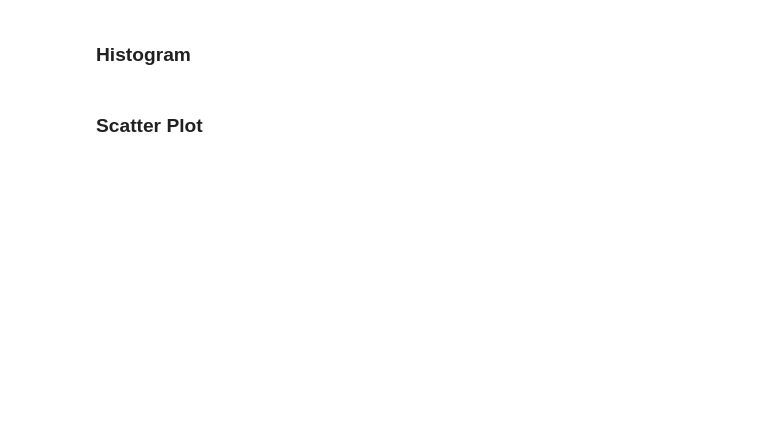
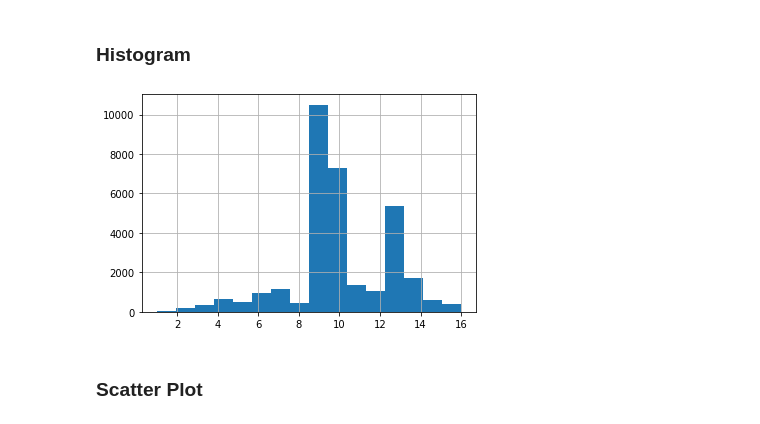
Before and after one commit to AJWD92/DS-Unit-1-Sprint-1-Data-Wrangling-and-Storytelling, a Jupyter notebook: module1-exploratory-data-analysis/LS_DS_111_Exploratory_Data_Analysis.ipynb, the cells around one changed output. Drawn from its saved outputs; the diff is of its cells as text; code cells hidden in the pictures; blank space fills up the shorter version.

```diff
--- a/module1-exploratory-data-analysis/LS_DS_111_Exploratory_Data_Analysis.ipynb
+++ b/module1-exploratory-data-analysis/LS_DS_111_Exploratory_Data_Analysis.ipynb
@@ -236,4 +485,8 @@ Why might it be important for us to be able to visualize how our data is distrib
 # %% [markdown]
 ### Histogram
+# %%
+df['education-num'].hist(bins=16);
+# %% [output]
+[figure, added]
 # %% [markdown]
 ### Scatter Plot
```
Also changed, not shown: parts of 28 cells of this notebook.
